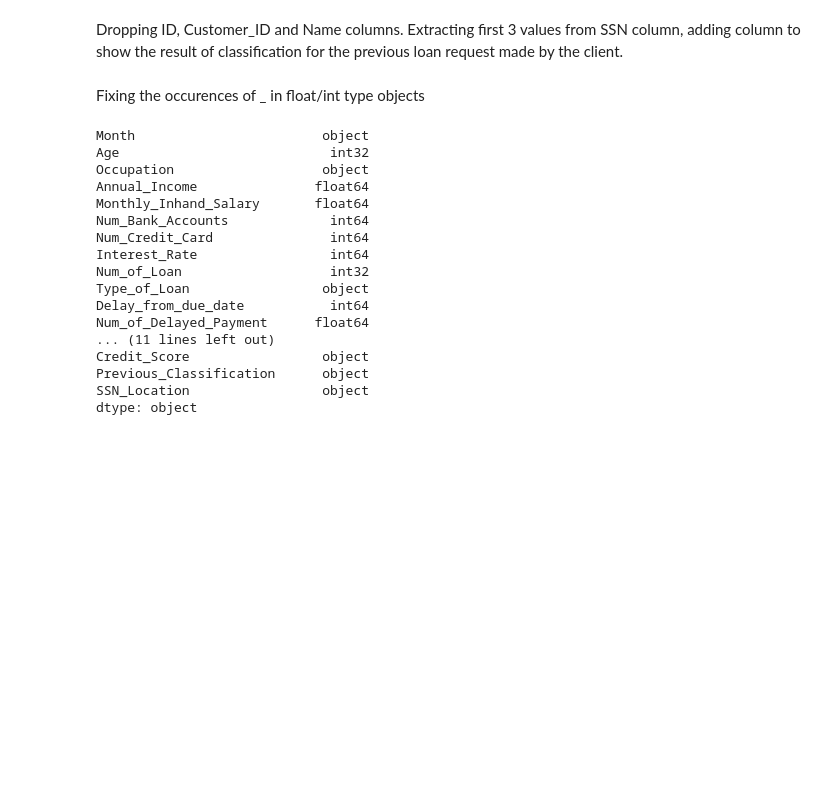
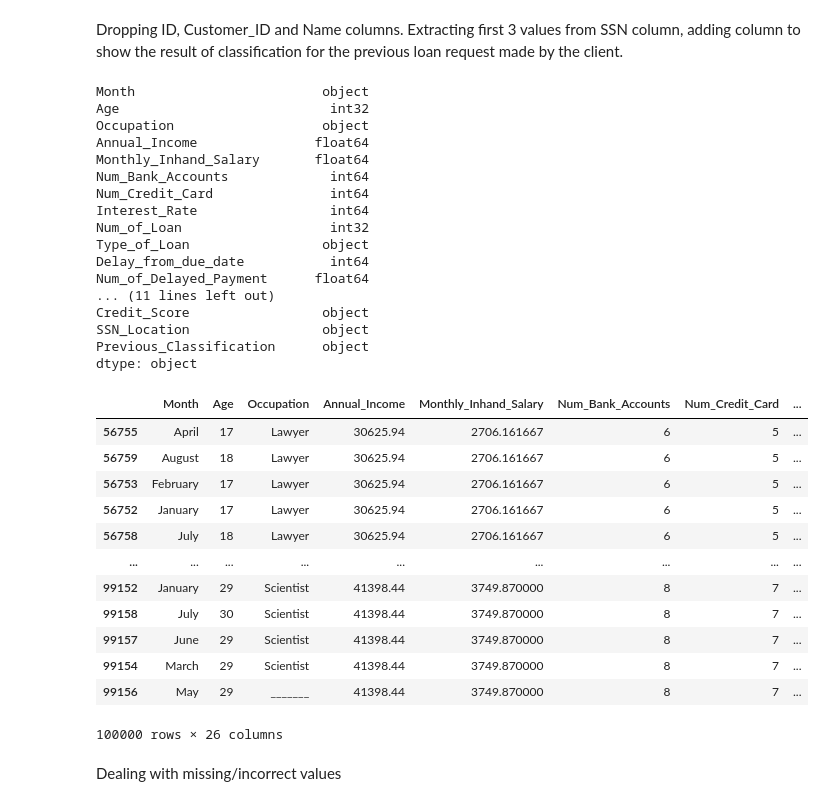
Before and after one commit to MatTheTab/Credit-Score-Project, a Jupyter notebook: Credit_Score_Project.ipynb, the cells around one changed output. Saved outputs shown, nothing was run; the diff lists cells and outputs as text; code cells hidden in the pictures; blank space fills up the shorter version.

```diff
--- a/Credit_Score_Project.ipynb
+++ b/Credit_Score_Project.ipynb
@@ -33,3 +54,15 @@ Baseline prediction when guessing majority class for training dataset: 53.17%
+# %%
+train['Monthly_Inhand_Salary'] = train.groupby('Customer_ID')['Monthly_Inhand_Salary'].transform(lambda x: x.fillna(x.median()))
+train['Monthly_Inhand_Salary'].fillna(train['Monthly_Inhand_Salary'].median(), inplace=True)
+# %%
+train.sort_values(['Customer_ID', 'Month'], inplace=True)
+train['Num_of_Delayed_Payment'].fillna(method='ffill', inplace=True)
+train['Num_of_Delayed_Payment'].fillna(train['Num_of_Delayed_Payment'].median(), inplace=True)
+# %%
+train['Num_Credit_Inquiries'].fillna(method='ffill', inplace=True)
+train['Num_Credit_Inquiries'].fillna(train['Num_Credit_Inquiries'].median(), inplace=True)
+# %%
+train['Type_of_Loan'].fillna('Missing_Information', inplace=True)
 # %% [markdown]
 Dropping ID, Customer_ID and Name columns. Extracting first 3 values from SSN column, adding column to show the result of classification for the previous loan request made by the client.
 # %%
@@ -45,3 +77 @@ train['SSN_Location'] = train['SSN'].str[:3]
 train.drop(columns=["ID","Customer_ID", "Name","SSN"],inplace=True)
-# %% [markdown]
-Fixing the occurences of _ in float/int type objects
@@ -77,6 +92,24 @@ Delay_from_due_date           int64
 Num_of_Delayed_Payment      float64
 ... (11 lines left out)
 Credit_Score                 object
+SSN_Location                 object
 Previous_Classification      object
-SSN_Location                 object
 dtype: object
+# %%
+train
+# %% [output]
+|  | Month | Age | Occupation | Annual_Income | Monthly_Inhand_Salary | Num_Bank_Accounts | Num_Credit_Card | ... |
+| 56755 | April | 17 | Lawyer | 30625.94 | 2706.161667 | 6 | 5 | ... |
+| 56759 | August | 18 | Lawyer | 30625.94 | 2706.161667 | 6 | 5 | ... |
+| 56753 | February | 17 | Lawyer | 30625.94 | 2706.161667 | 6 | 5 | ... |
+| 56752 | January | 17 | Lawyer | 30625.94 | 2706.161667 | 6 | 5 | ... |
+| 56758 | July | 18 | Lawyer | 30625.94 | 2706.161667 | 6 | 5 | ... |
+| ... | ... | ... | ... | ... | ... | ... | ... | ... |
+| 99152 | January | 29 | Scientist | 41398.44 | 3749.870000 | 8 | 7 | ... |
+| 99158 | July | 30 | Scientist | 41398.44 | 3749.870000 | 8 | 7 | ... |
+| 99157 | June | 29 | Scientist | 41398.44 | 3749.870000 | 8 | 7 | ... |
+| 99154 | March | 29 | Scientist | 41398.44 | 3749.870000 | 8 | 7 | ... |
+| 99156 | May | 29 | _______ | 41398.44 | 3749.870000 | 8 | 7 | ... |
+100000 rows × 26 columns
+# %% [markdown]
+Dealing with missing/incorrect values
```
Also changed, not shown: parts of 9 cells of this notebook.
